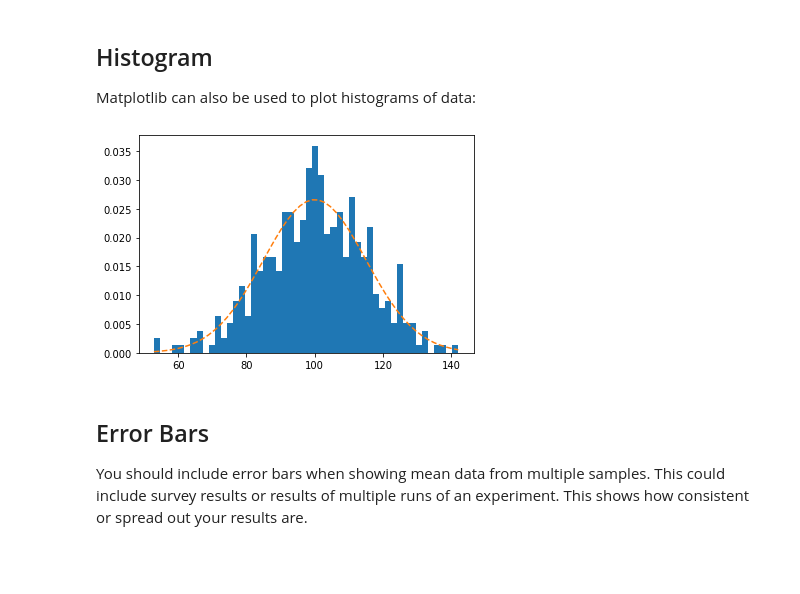
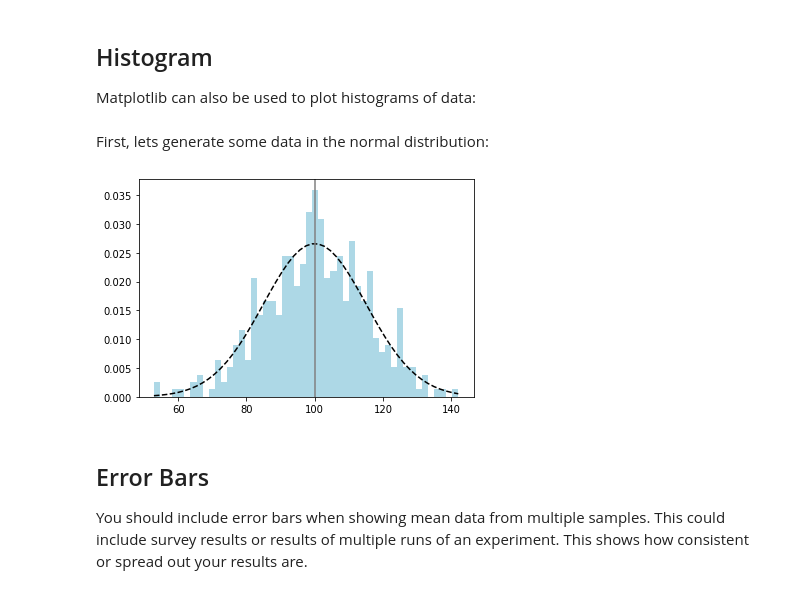
Before and after one commit to DurhamARC/data_analysis_course, a Jupyter notebook: slides/slides_01.ipynb, the cells around one changed output. Cells and saved outputs as stored; diff of their text form; code cells hidden in the pictures; blank space fills up the shorter version.

```diff
--- a/slides/slides_01.ipynb
+++ b/slides/slides_01.ipynb
@@ -163,6 +170,8 @@ plt.show()
 # %% [markdown]
 ## Histogram
 Matplotlib can also be used to plot histograms of data:
+# %% [markdown]
+First, lets generate some data in the normal distribution:
 # %%
 np.random.seed(19680801)
 mu = 100  # mean of distribution
@@ -173,14 +182,15 @@ num_bins = 50
 # %%
 fig, ax = plt.subplots()
 # the histogram of the data
-n, bins, patches = ax.hist(x, num_bins, density=1)
+n, bins, patches = ax.hist(x, num_bins, density=1, color='lightblue')
 # add a 'best fit' line
 y = ((1 / (np.sqrt(2 * np.pi) * sigma)) *
      np.exp(-0.5 * (1 / sigma * (bins - mu))**2))
-ax.plot(bins, y, '--')
+ax.plot(bins, y, '--', color='black')
+plt.axvline(x=x.mean(), color='grey') # Plot vertical line
 plt.show()
 # %% [output]
-[figure, old version]
+[figure, new version]
 # %% [markdown]
 ## Error Bars
 You should include error bars when showing mean data from multiple samples.
```
Also changed, not shown: parts of 26 cells of this notebook, 5 other files.
